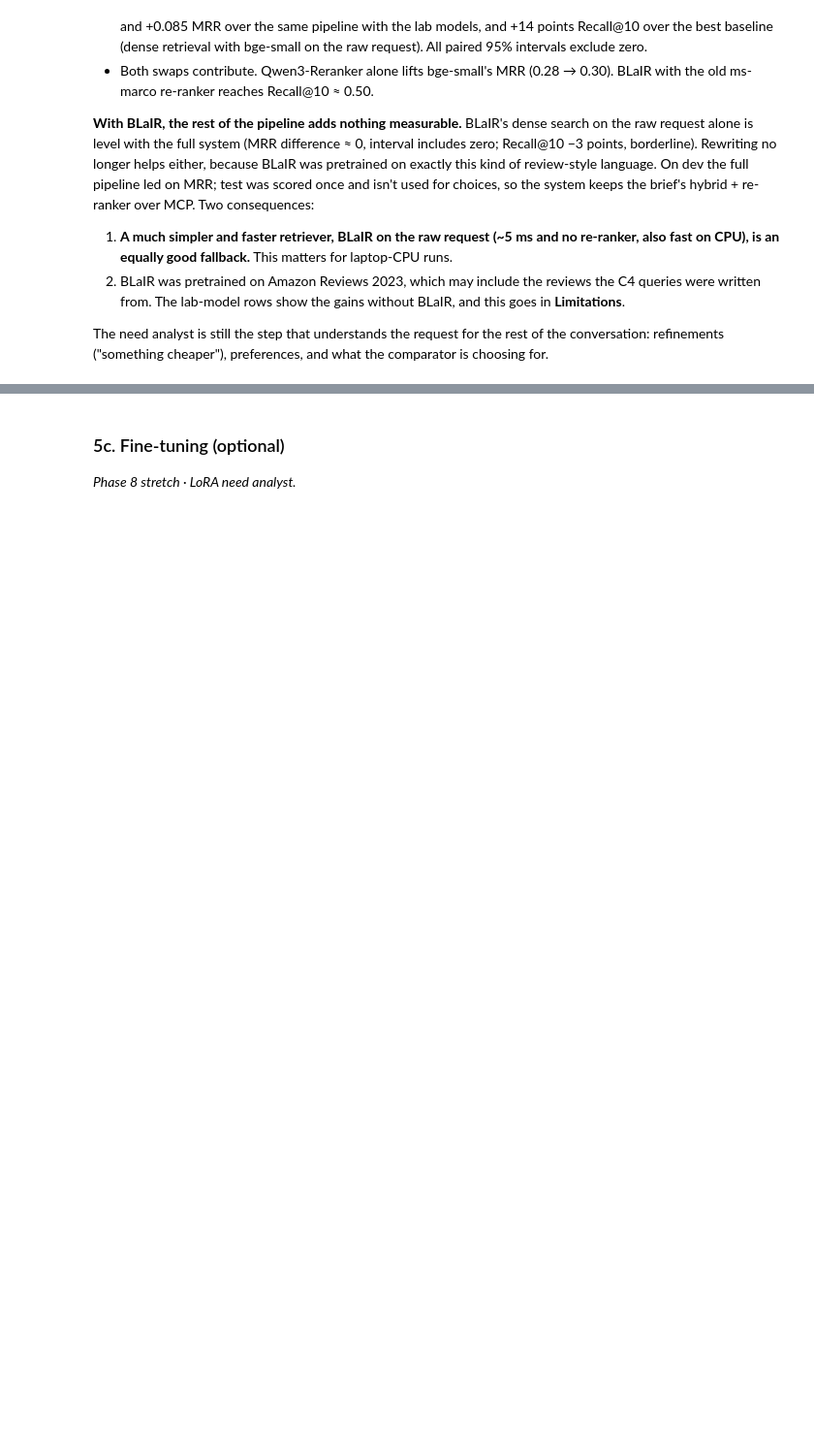
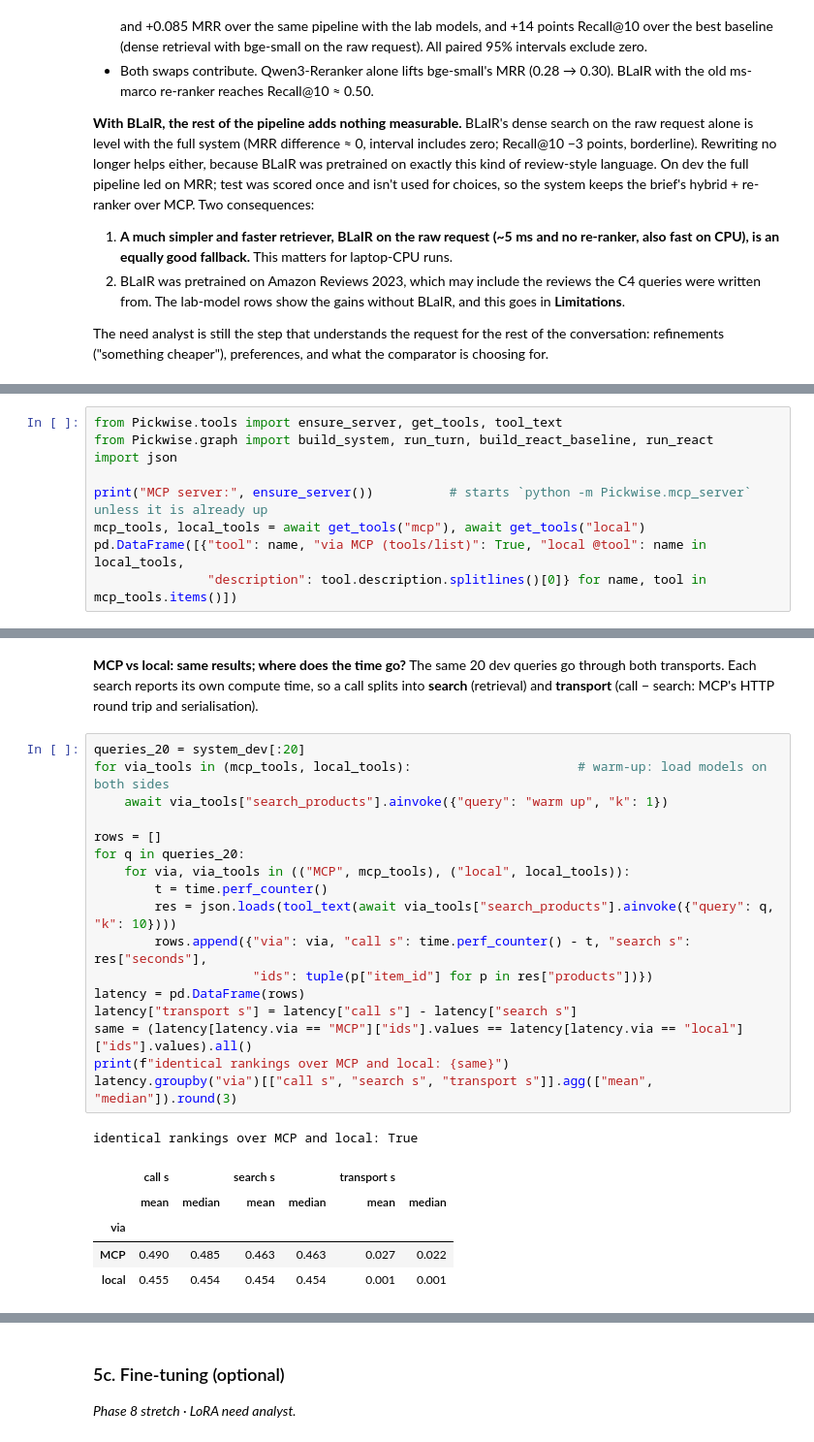
Before and after one commit to LalithMadhav-CODING/PickWise-A-Conversational-Shopping-Assistant, a Jupyter notebook: P14_Shopping_Assistant.ipynb, the cells around one changed output, grey strips where cells are left out. Shown at 97% size. Cells and saved outputs as stored; diff of their text form; blank space fills up the shorter version.

```diff
--- a/P14_Shopping_Assistant.ipynb
+++ b/P14_Shopping_Assistant.ipynb
@@ -530,0 +546,9 @@ _Phases 4–5 · MCP server + local `@tool`s, LangGraph supervisor, memory, `int
+# %%
+from Pickwise.tools import ensure_server, get_tools, tool_text
+from Pickwise.graph import build_system, run_turn, build_react_baseline, run_react
+import json
+
+print("MCP server:", ensure_server())          # starts `python -m Pickwise.mcp_server` unless it is already up
+mcp_tools, local_tools = await get_tools("mcp"), await get_tools("local")
+pd.DataFrame([{"tool": name, "via MCP (tools/list)": True, "local @tool": name in local_tools,
+               "description": tool.description.splitlines()[0]} for name, tool in mcp_tools.items()])
@@ -530,0 +561,26 @@ _Phases 4–5 · MCP server + local `@tool`s, LangGraph supervisor, memory, `int
+# %% [markdown]
+**MCP vs local: same results; where does the time go?** The same 20 dev queries go through both transports. Each search reports its own compute time, so a call splits into **search** (retrieval) and **transport** (call − search: MCP's HTTP round trip and serialisation).
+# %%
+queries_20 = system_dev[:20]
+for via_tools in (mcp_tools, local_tools):                      # warm-up: load models on both sides
+    await via_tools["search_products"].ainvoke({"query": "warm up", "k": 1})
+
+rows = []
+for q in queries_20:
+    for via, via_tools in (("MCP", mcp_tools), ("local", local_tools)):
+        t = time.perf_counter()
+        res = json.loads(tool_text(await via_tools["search_products"].ainvoke({"query": q, "k": 10})))
+        rows.append({"via": via, "call s": time.perf_counter() - t, "search s": res["seconds"],
+                     "ids": tuple(p["item_id"] for p in res["products"])})
+latency = pd.DataFrame(rows)
+latency["transport s"] = latency["call s"] - latency["search s"]
+same = (latency[latency.via == "MCP"]["ids"].values == latency[latency.via == "local"]["ids"].values).all()
+print(f"identical rankings over MCP and local: {same}")
+latency.groupby("via")[["call s", "search s", "transport s"]].agg(["mean", "median"]).round(3)
+# %% [output]
+identical rankings over MCP and local: True
+|  | call s |  | search s |  | transport s |  |
+|  | mean | median | mean | median | mean | median |
+| via |  |  |  |  |  |  |
+| MCP | 0.490 | 0.485 | 0.463 | 0.463 | 0.027 | 0.022 |
+| local | 0.455 | 0.454 | 0.454 | 0.454 | 0.001 | 0.001 |
```
Also changed, not shown: parts of 12 cells of this notebook, 13 other files.
